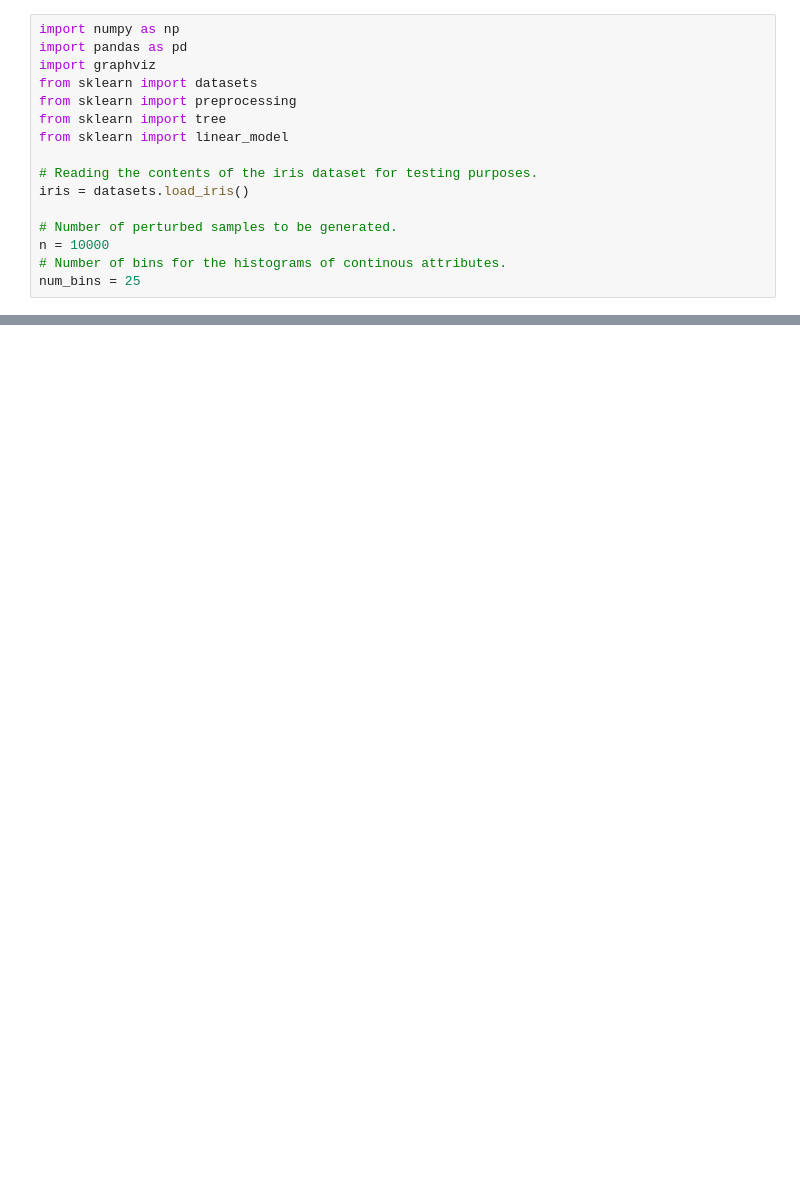
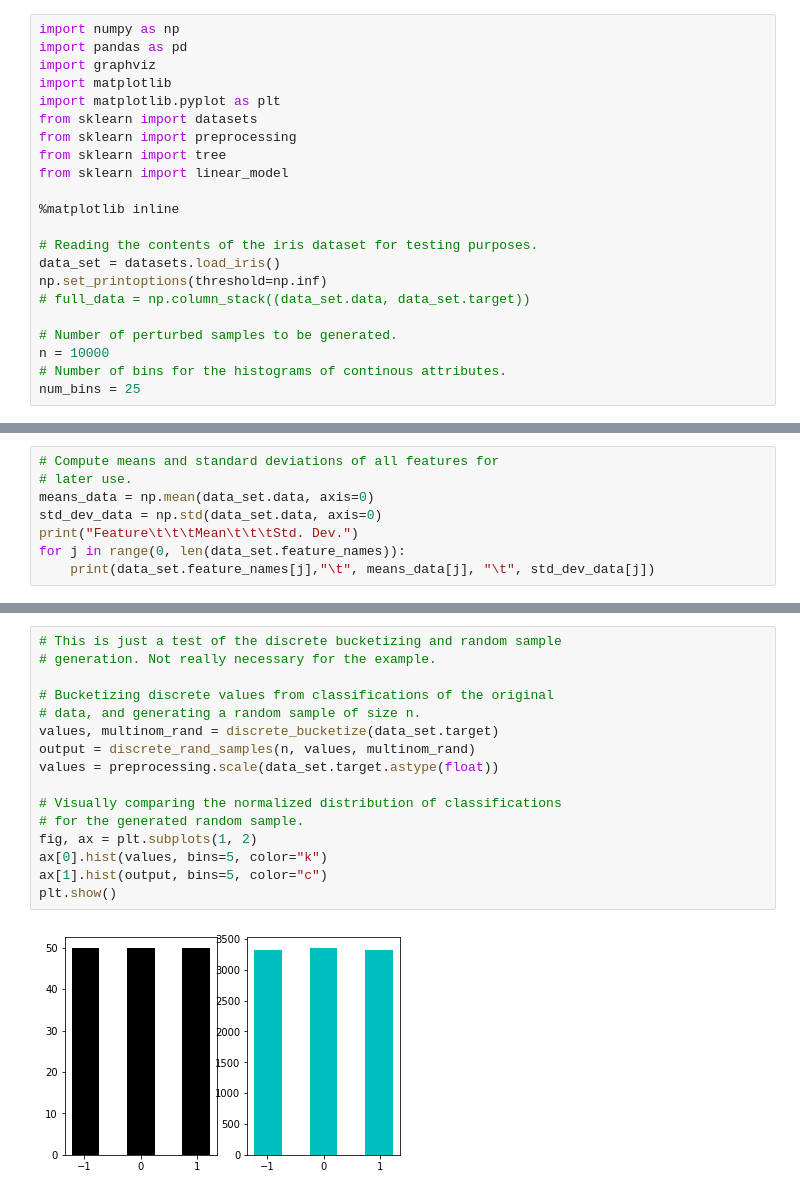
Before and after one commit to PKing70/LIMEaid, a Jupyter notebook: our_LIME_code/LIME_PoC.ipynb, the cells around one changed output, grey strips where cells are left out. Saved outputs shown, nothing was run; the diff lists cells and outputs as text; blank space fills up the shorter version.

```diff
--- a/our_LIME_code/LIME_PoC.ipynb
+++ b/our_LIME_code/LIME_PoC.ipynb
@@ -2,13 +2,19 @@
 import numpy as np
 import pandas as pd
 import graphviz
+import matplotlib
+import matplotlib.pyplot as plt
 from sklearn import datasets
 from sklearn import preprocessing
 from sklearn import tree
 from sklearn import linear_model
 
+%matplotlib inline
+
 # Reading the contents of the iris dataset for testing purposes.
-iris = datasets.load_iris()
+data_set = datasets.load_iris()
+np.set_printoptions(threshold=np.inf)
+# full_data = np.column_stack((data_set.data, data_set.target))
 
 # Number of perturbed samples to be generated.
 n = 10000
@@ -16,0 +29,8 @@ num_bins = 25
+# %%
+# Compute means and standard deviations of all features for
+# later use.
+means_data = np.mean(data_set.data, axis=0)
+std_dev_data = np.std(data_set.data, axis=0)
+print("Feature\t\t\tMean\t\t\tStd. Dev.")
+for j in range(0, len(data_set.feature_names)):
+    print(data_set.feature_names[j],"\t", means_data[j], "\t", std_dev_data[j])
@@ -122,2 +187,20 @@ def continuous_rand_samples(n, bins, freqs):
 #####################################################################
+# %%
+# This is just a test of the discrete bucketizing and random sample
+# generation. Not really necessary for the example.
+
+# Bucketizing discrete values from classifications of the original
+# data, and generating a random sample of size n.
+values, multinom_rand = discrete_bucketize(data_set.target)
+output = discrete_rand_samples(n, values, multinom_rand)
+values = preprocessing.scale(data_set.target.astype(float))
+
+# Visually comparing the normalized distribution of classifications
+# for the generated random sample.
+fig, ax = plt.subplots(1, 2)
+ax[0].hist(values, bins=5, color="k")
+ax[1].hist(output, bins=5, color="c")
+plt.show()
+# %% [output]
+[figure, added]
 # %%
```
Also changed, not shown: parts of 17 cells of this notebook.
